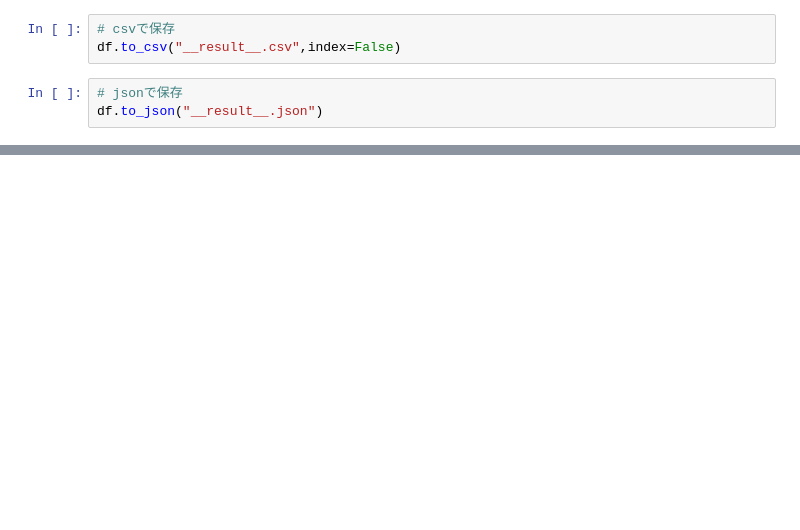
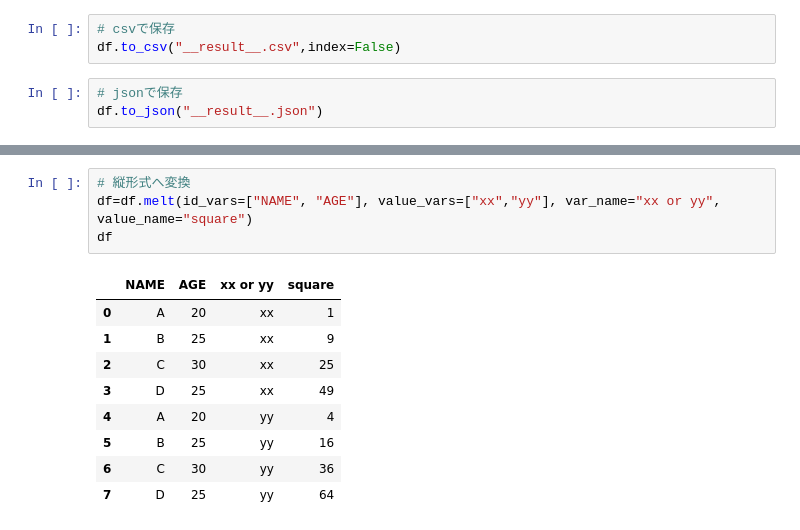
Before and after one commit to birdwatcherYT/pandas_test, a Jupyter notebook: pandas_test.ipynb, the cells around one changed output, grey strips where cells are left out. Saved outputs shown, nothing was run; the diff lists cells and outputs as text; blank space fills up the shorter version.

Commit message:
melt, pivot追加

```diff
--- a/pandas_test.ipynb
+++ b/pandas_test.ipynb
@@ -306,3 +313,17 @@ dic
  'xx': {'0': 1, '1': 9, '2': 25, '3': 49},
  'yy': {'0': 4, '1': 16, '2': 36, '3': 64},
  '曜日': {'0': None, '1': '水', '2': '火', '3': None}}
+# %%
+# 縦形式へ変換
+df=df.melt(id_vars=["NAME", "AGE"], value_vars=["xx","yy"], var_name="xx or yy", value_name="square")
+df
+# %% [output]
+|  | NAME | AGE | xx or yy | square |
+| 0 | A | 20 | xx | 1 |
+| 1 | B | 25 | xx | 9 |
+| 2 | C | 30 | xx | 25 |
+| 3 | D | 25 | xx | 49 |
+| 4 | A | 20 | yy | 4 |
+| 5 | B | 25 | yy | 16 |
+| 6 | C | 30 | yy | 36 |
+| 7 | D | 25 | yy | 64 |
```
Also changed, not shown: parts of 11 cells of this notebook.
